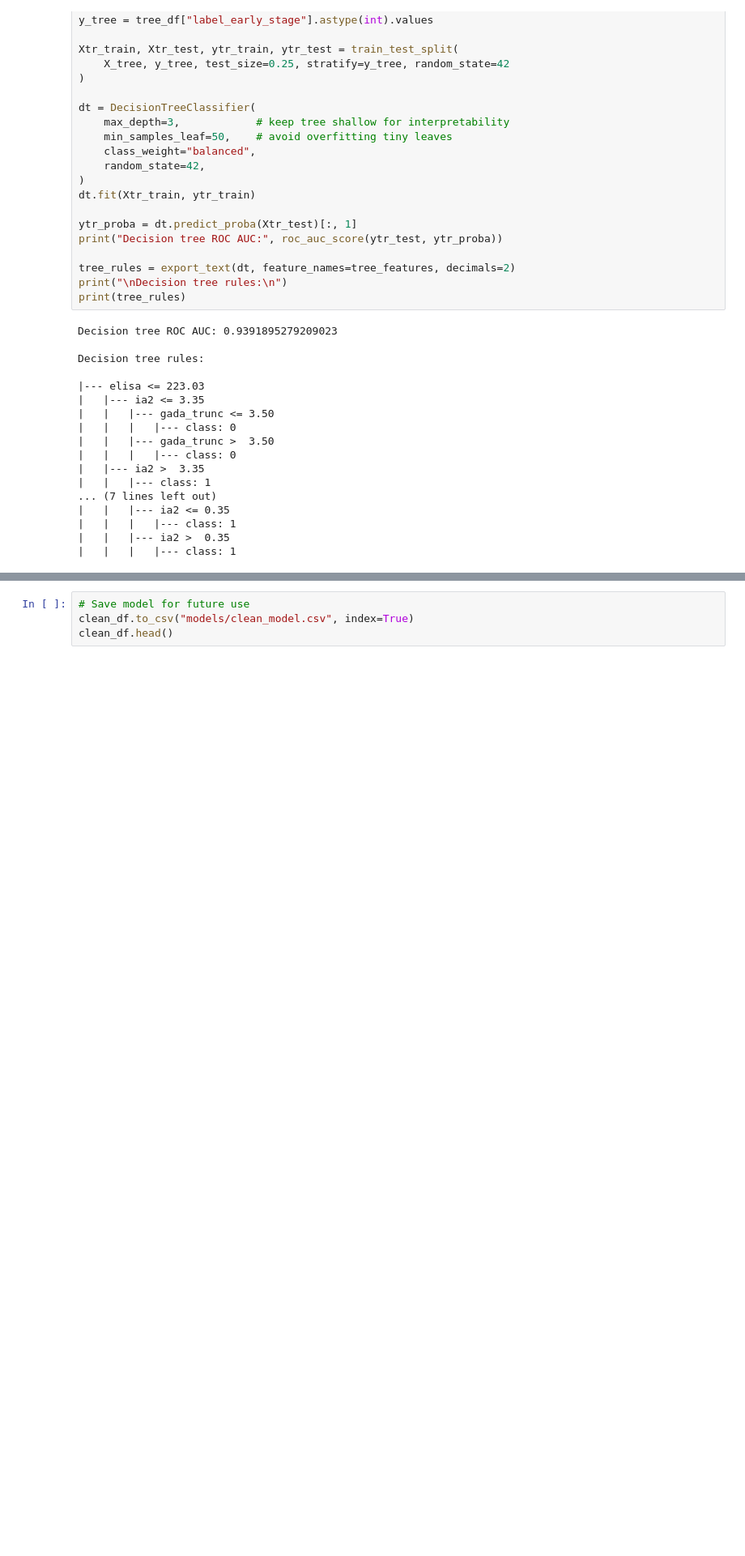
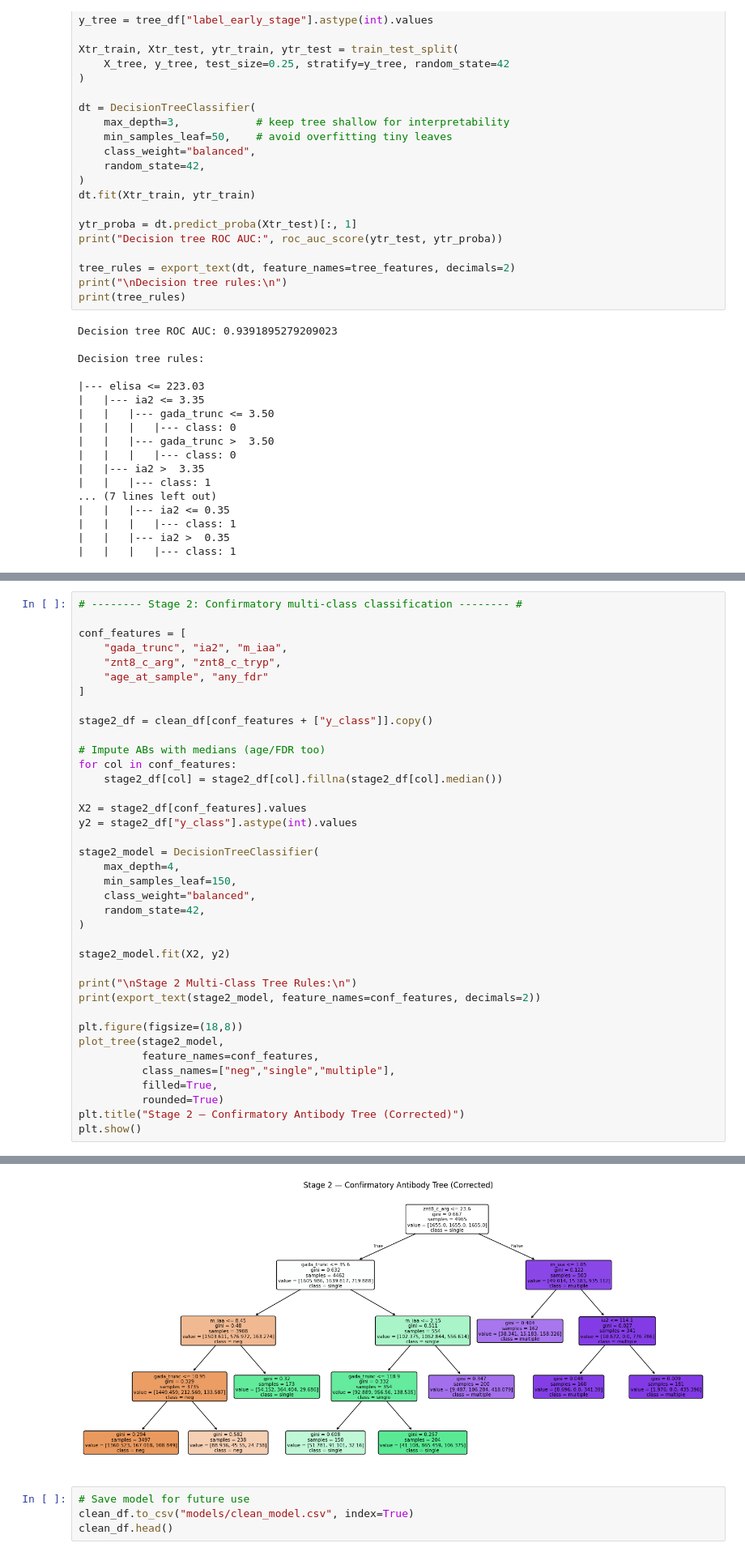
Before and after one commit to raeesay/t1d-early-screening, a Jupyter notebook: dataset1/regression.ipynb, the cells around one changed output, grey strips where cells are left out. Shown at 81% size. Cells and saved outputs as stored; diff of their text form; blank space fills up the shorter version.

```diff
--- a/dataset1/regression.ipynb
+++ b/dataset1/regression.ipynb
@@ -1764,0 +1810,39 @@ Decision tree rules:
+# %%
+# -------- Stage 2: Confirmatory multi-class classification -------- #
+
+conf_features = [
+    "gada_trunc", "ia2", "m_iaa",
+    "znt8_c_arg", "znt8_c_tryp",
+    "age_at_sample", "any_fdr"
+]
+
+stage2_df = clean_df[conf_features + ["y_class"]].copy()
+
+# Impute ABs with medians (age/FDR too)
+for col in conf_features:
+    stage2_df[col] = stage2_df[col].fillna(stage2_df[col].median())
+
+X2 = stage2_df[conf_features].values
+y2 = stage2_df["y_class"].astype(int).values
+
+stage2_model = DecisionTreeClassifier(
+    max_depth=4,
+    min_samples_leaf=150,
+    class_weight="balanced",
+    random_state=42,
+)
+
+stage2_model.fit(X2, y2)
+
+print("\nStage 2 Multi-Class Tree Rules:\n")
+print(export_text(stage2_model, feature_names=conf_features, decimals=2))
+
+plt.figure(figsize=(18,8))
+plot_tree(stage2_model,
+          feature_names=conf_features,
+          class_names=["neg","single","multiple"],
+          filled=True,
+          rounded=True)
+plt.title("Stage 2 — Confirmatory Antibody Tree (Corrected)")
+plt.show()
+# %% [output]
@@ -1765,3 +1866,4 @@ Decision tree rules:
+[figure, added]
 # %%
 # Save model for future use
 clean_df.to_csv("models/clean_model.csv", index=True)
```
Also changed, not shown: parts of 3 cells of this notebook.
